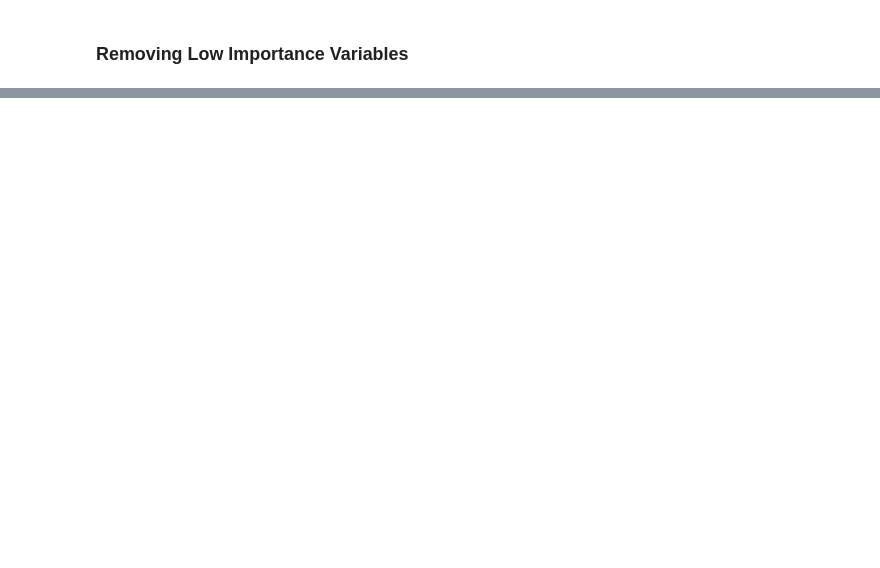
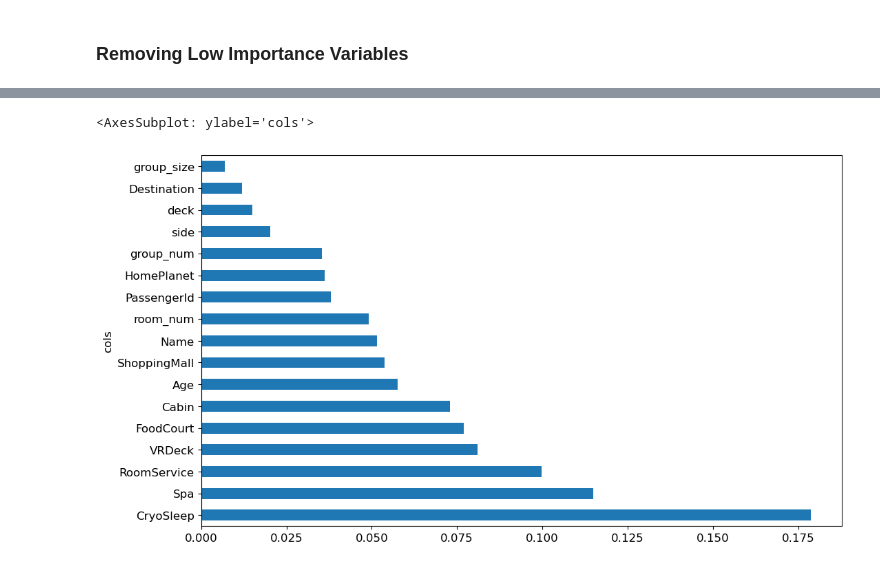
Before and after one commit to peterbull/spaceship-titanic, a Jupyter notebook: spaceship-titanic.ipynb, the cells around one changed output, grey strips where cells are left out. Drawn from its saved outputs; the diff is of its cells as text; code cells hidden in the pictures; blank space fills up the shorter version.

```diff
--- a/spaceship-titanic.ipynb
+++ b/spaceship-titanic.ipynb
@@ -570,0 +583,5 @@ plot_fi(fi)
+# %%
+xs_imp = xs[to_keep]
+valid_xs_imp = valid_xs[to_keep]
+# %%
+m = rf(xs_imp, y)
@@ -570,0 +592,5 @@ plot_fi(fi)
+# %%
+plot_fi(rf_feat_importances(m, xs_imp))
+# %% [output]
+<AxesSubplot: ylabel='cols'>
+[figure, added]
```
Also changed, not shown: parts of 12 cells of this notebook.
